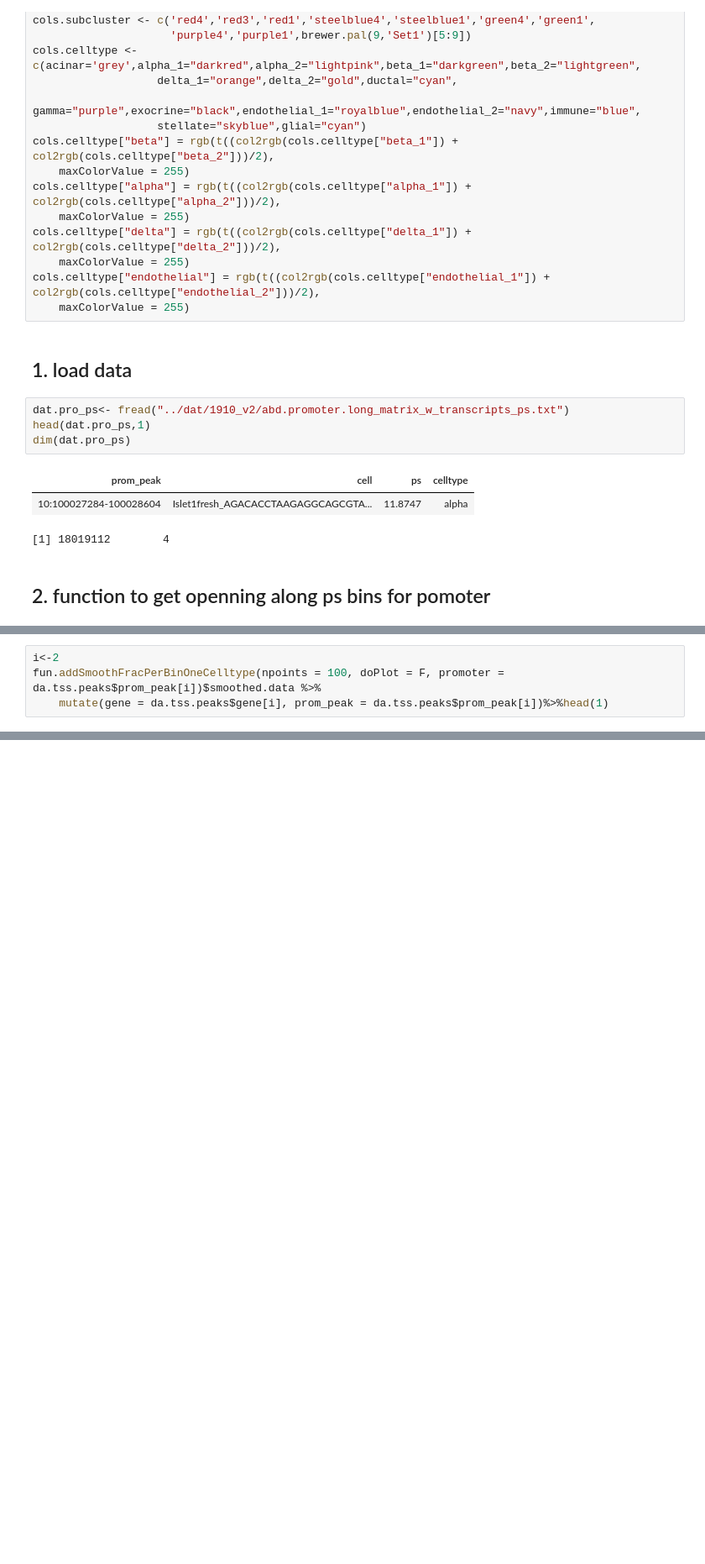
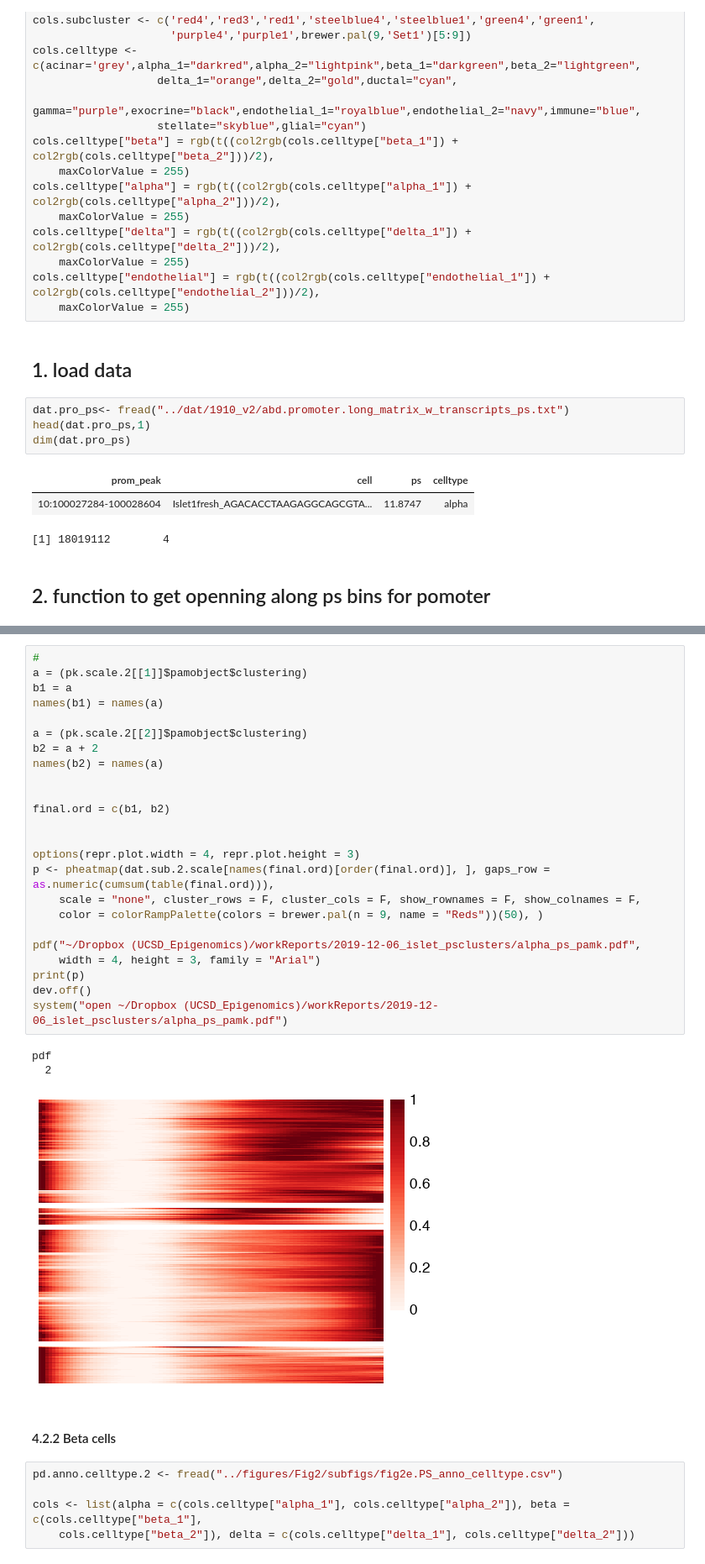
Before and after one commit to biomystery/islet_figs_motifs, a Jupyter notebook: multiple_promoter_transcript_level/05d.smooth_clustering_DA_peaks.ipynb, the cells around one changed output, grey strips where cells are left out. Shown at 84% size. Drawn from its saved outputs; the diff is of its cells as text; blank space fills up the shorter version.

```diff
--- a/multiple_promoter_transcript_level/05d.smooth_clustering_DA_peaks.ipynb
+++ b/multiple_promoter_transcript_level/05d.smooth_clustering_DA_peaks.ipynb
@@ -188,4 +71,0 @@ Warning message in mclapply(mc.cores = 6, 1:nrow(da.tss.peaks), function(i) {:
-# %%
-i<-2
-fun.addSmoothFracPerBinOneCelltype(npoints = 100, doPlot = F, promoter = da.tss.peaks$prom_peak[i])$smoothed.data %>%
-    mutate(gene = da.tss.peaks$gene[i], prom_peak = da.tss.peaks$prom_peak[i])%>%head(1)
@@ -296,0 +392,35 @@ system("open ../figures/Fig2/subfigs/fig2f_motif_prom.max.speaman_cor.csv")
+# %%
+#
+a = (pk.scale.2[[1]]$pamobject$clustering)
+b1 = a
+names(b1) = names(a)
+
+a = (pk.scale.2[[2]]$pamobject$clustering)
+b2 = a + 2
+names(b2) = names(a)
+
+
+final.ord = c(b1, b2)
+
+
+options(repr.plot.width = 4, repr.plot.height = 3)
+p <- pheatmap(dat.sub.2.scale[names(final.ord)[order(final.ord)], ], gaps_row = as.numeric(cumsum(table(final.ord))),
+    scale = "none", cluster_rows = F, cluster_cols = F, show_rownames = F, show_colnames = F,
+    color = colorRampPalette(colors = brewer.pal(n = 9, name = "Reds"))(50), )
+
+pdf("~/Dropbox (UCSD_Epigenomics)/workReports/2019-12-06_islet_psclusters/alpha_ps_pamk.pdf",
+    width = 4, height = 3, family = "Arial")
+print(p)
+dev.off()
+system("open ~/Dropbox (UCSD_Epigenomics)/workReports/2019-12-06_islet_psclusters/alpha_ps_pamk.pdf")
+# %% [output]
+pdf
+  2
+[figure, added]
+# %% [markdown]
+#### 4.2.2 Beta cells
+# %%
+pd.anno.celltype.2 <- fread("../figures/Fig2/subfigs/fig2e.PS_anno_celltype.csv")
+
+cols <- list(alpha = c(cols.celltype["alpha_1"], cols.celltype["alpha_2"]), beta = c(cols.celltype["beta_1"],
+    cols.celltype["beta_2"]), delta = c(cols.celltype["delta_1"], cols.celltype["delta_2"]))
```
Also changed, not shown: parts of 41 cells of this notebook, 10 other files.
